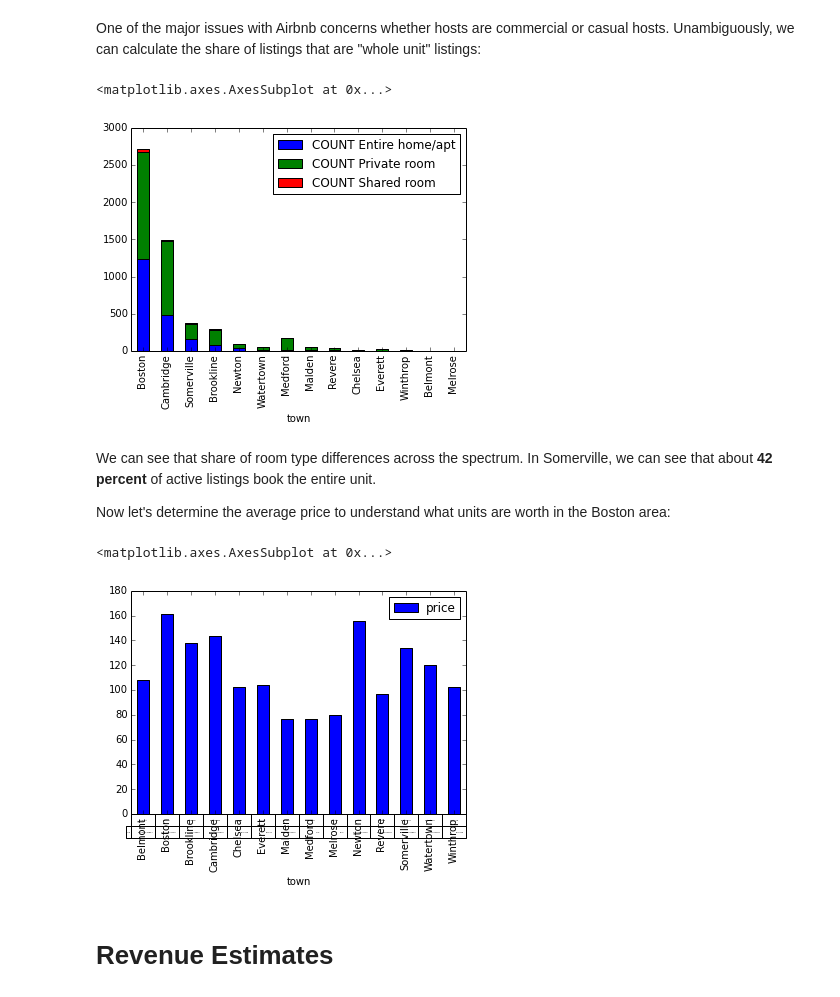
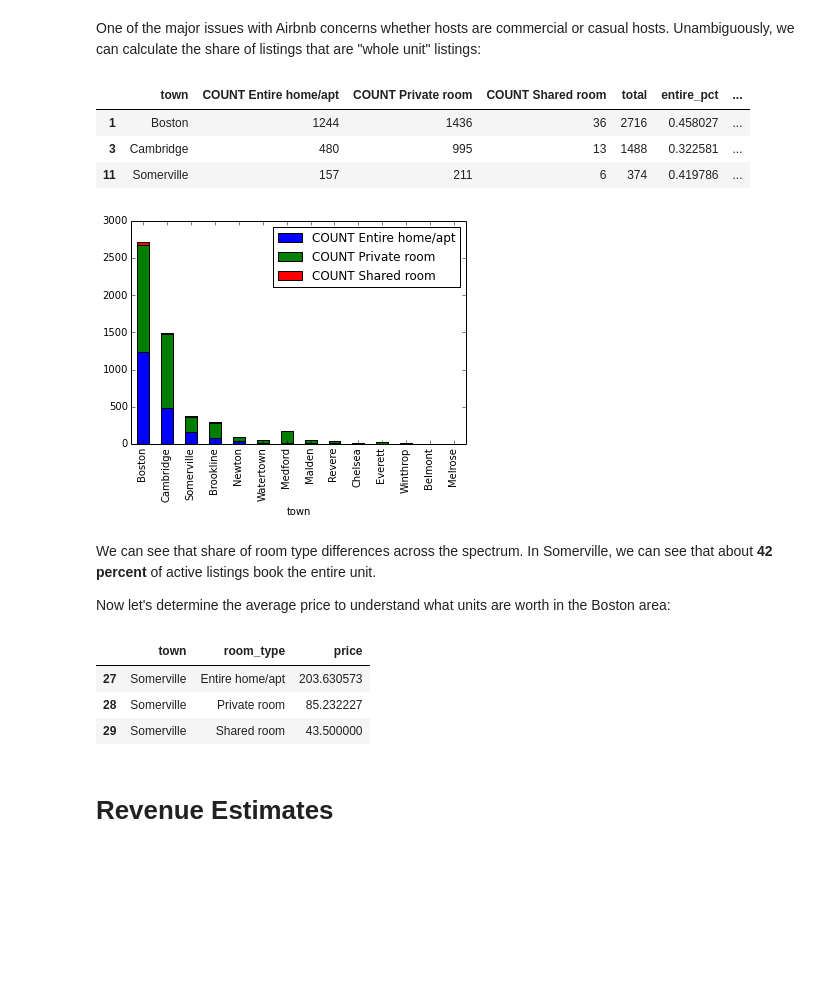
Before and after one commit to allthesignals/airbnboston, a Jupyter notebook: airbnb_analysis.ipynb, the cells around one changed output. Cells and saved outputs as stored; diff of their text form; code cells hidden in the pictures; blank space fills up the shorter version.

```diff
--- a/airbnb_analysis.ipynb
+++ b/airbnb_analysis.ipynb
@@ -26,28 +30,35 @@ One of the major issues with Airbnb concerns whether hosts are commercial or cas
 # %%
 widened = pd.DataFrame(clean[["town","room_type","COUNT"]].groupby(["town","room_type"], sort=True).count()).unstack()
 widened.columns = [' '.join(col).strip() for col in widened.columns.values]
 widened = widened.fillna(0).reset_index() #flattens the nested tabular structure and fills NaNs.
 
 #calculate percentages
 widened.loc[:,"total"] = widened[[1,2,3]].sum(axis=1)
 widened.loc[:,"entire_pct"] = widened.loc[:,"COUNT Entire home/apt"] / widened.loc[:,"total"]
 widened.loc[:,"private_pct"] = widened.loc[:,"COUNT Private room"] / widened.loc[:,"total"]
 widened.loc[:,"share_pct"] = widened.loc[:,"COUNT Shared room"] / widened.loc[:,"total"]
 widened[["COUNT Entire home/apt","COUNT Private room","COUNT Shared room","town"]].sort("COUNT Entire home/apt", ascending=False).plot(x="town",kind="bar", stacked=True)
+widened[widened["town"].isin(["Somerville","Boston","Cambridge"])]
 # %% [output]
-<matplotlib.axes.AxesSubplot at 0x...>
+|  | town | COUNT Entire home/apt | COUNT Private room | COUNT Shared room | total | entire_pct | ... |
+| 1 | Boston | 1244 | 1436 | 36 | 2716 | 0.458027 | ... |
+| 3 | Cambridge | 480 | 995 | 13 | 1488 | 0.322581 | ... |
+| 11 | Somerville | 157 | 211 | 6 | 374 | 0.419786 | ... |
 [figure]
 # %% [markdown]
 We can see that share of room type differences across the spectrum. In Somerville, we can see that about __42 percent__ of active listings book the entire unit.
 
 Now let's determine the average price to understand what units are worth in the Boston area:
 # %%
-avg_price = pd.DataFrame(clean[["town","price"]]).groupby(["town"]).mean().reset_index()
-avg_price.plot(kind="bar", x="town")
+avg_price = pd.DataFrame(clean[["town","price","room_type"]]).groupby(["town","room_type"]).mean().reset_index()
+# avg_price.plot(kind="bar", x="town")
 # avg_price["price"]= avg_price["price"].map('${:,.2f}'.format)
+avg_price[avg_price["town"]=="Somerville"]
 # %% [output]
-<matplotlib.axes.AxesSubplot at 0x...>
-[figure, removed]
+|  | town | room_type | price |
+| 27 | Somerville | Entire home/apt | 203.630573 |
+| 28 | Somerville | Private room | 85.232227 |
+| 29 | Somerville | Shared room | 43.500000 |
 # %% [markdown]
 # Revenue Estimates
 # %% [markdown]
```
Also changed, not shown: parts of 6 cells of this notebook, 3 other files.
